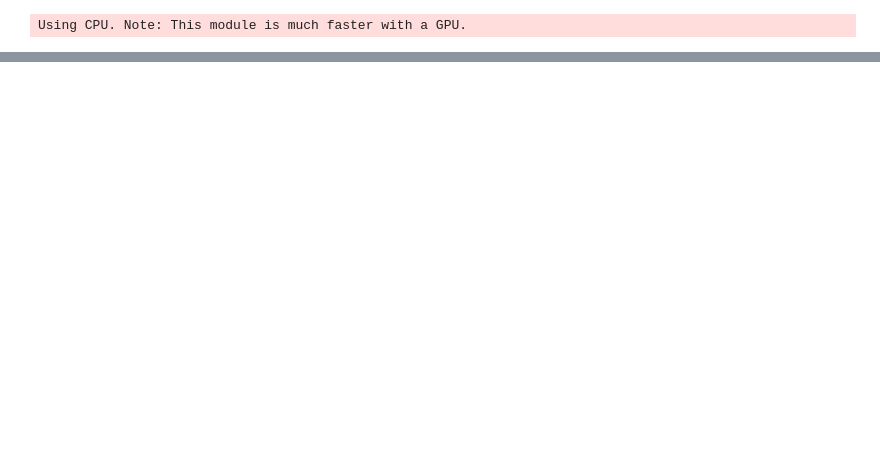
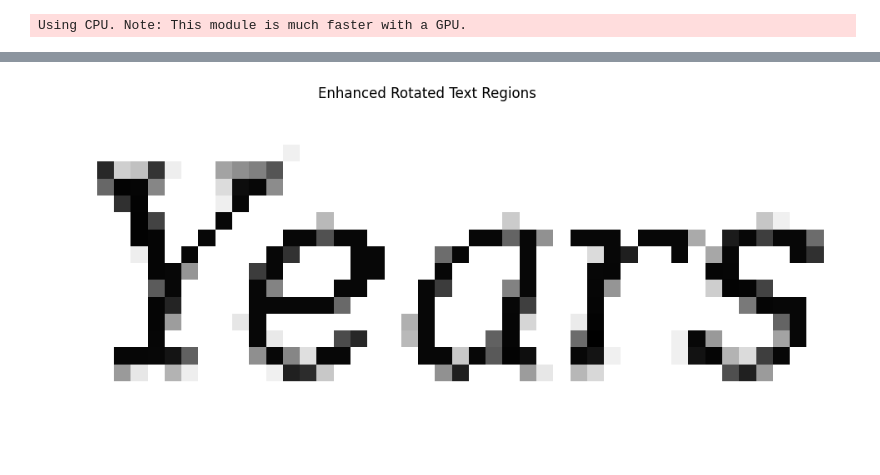
Before and after one commit to AryanAAB/Chart-Detection, a Jupyter notebook: Chart Type Detection/chartTextDetection.ipynb, the cells around one changed output, grey strips where cells are left out. Saved outputs shown, nothing was run; the diff lists cells and outputs as text; code cells hidden in the pictures; blank space fills up the shorter version.

```diff
--- a/Chart Type Detection/chartTextDetection.ipynb
+++ b/Chart Type Detection/chartTextDetection.ipynb
@@ -120,0 +51,8 @@ Country
+# %%
+def is_vertical(bbox):
+    """Check if a bounding box is vertical based on its height-to-width ratio."""
+    (top_left, top_right, bottom_right, bottom_left) = bbox
+    width = np.linalg.norm(np.array(top_right) - np.array(top_left))
+    height = np.linalg.norm(np.array(top_left) - np.array(bottom_left))
+
+    return height > width
@@ -120,0 +181,12 @@ Country
+# %%
+if rotated_images:
+    fig, axes = plt.subplots(1, len(rotated_images), figsize=(15, 5))
+    if len(rotated_images) == 1:
+        axes = [axes]  # Ensure iterable
+    for ax, img in zip(axes, rotated_images):
+        ax.imshow(img, cmap="gray")
+        ax.axis("off")
+    plt.suptitle("Enhanced Rotated Text Regions")
+    plt.show()
+# %% [output]
+[figure, added]
```
Also changed, not shown: parts of 13 cells of this notebook.
